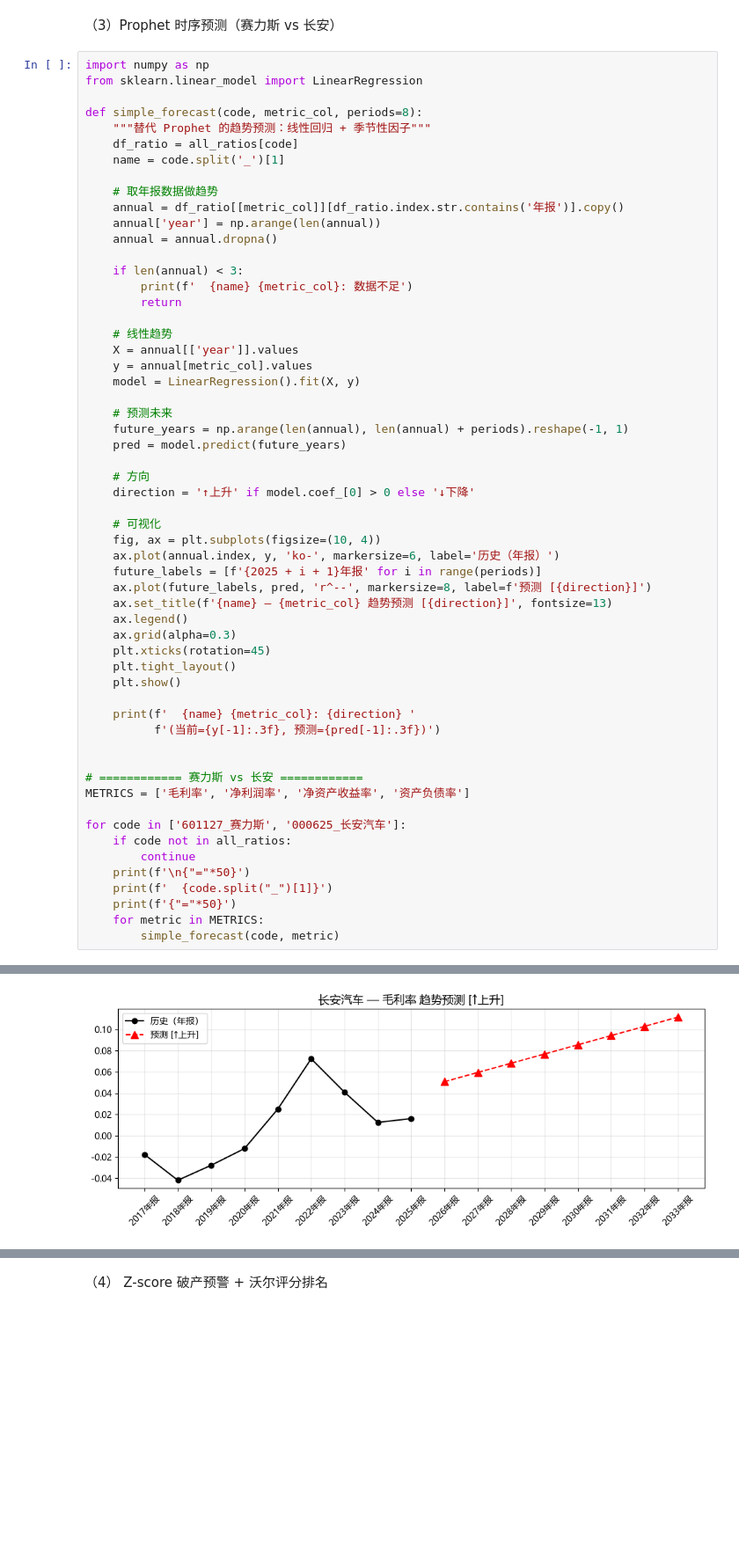
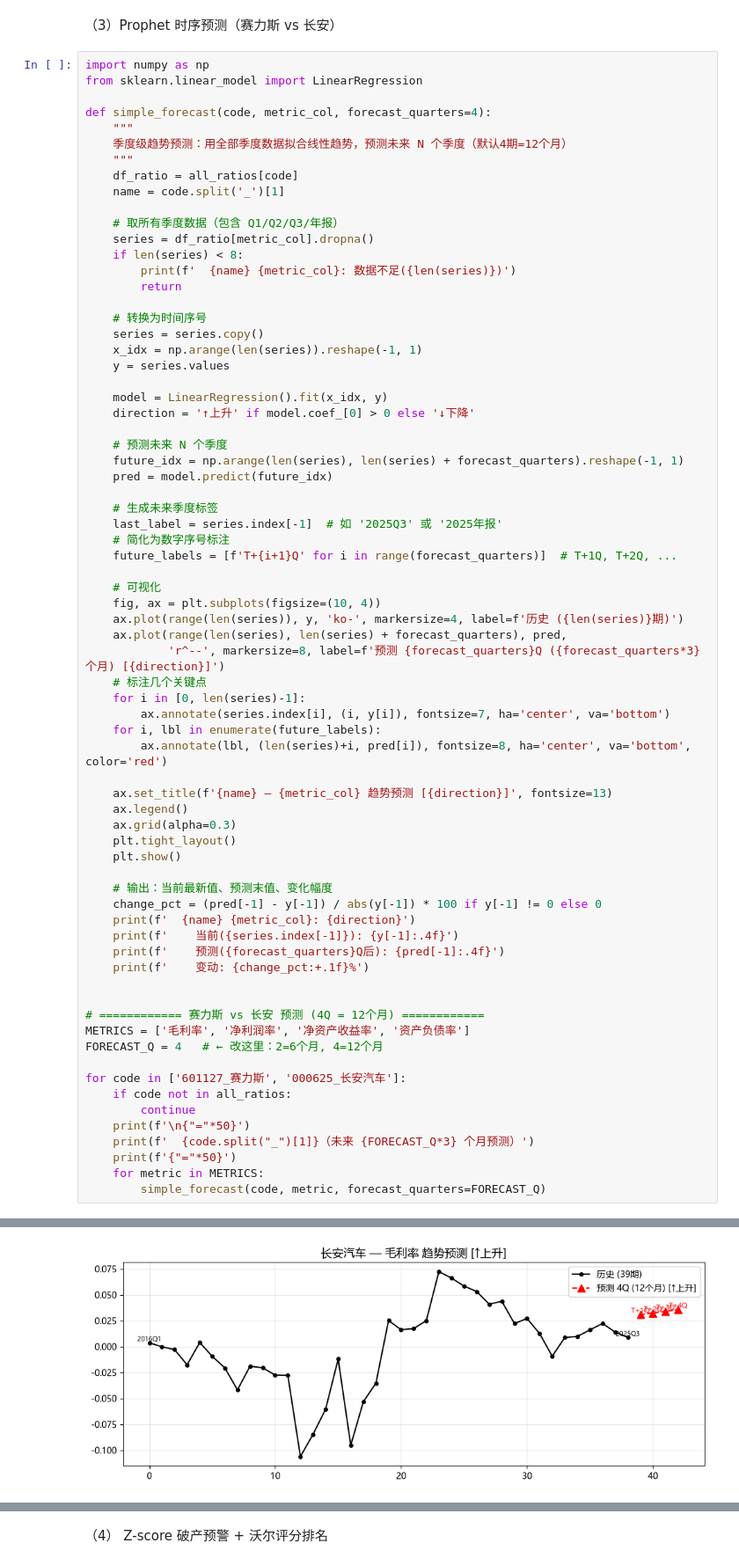
Before and after one commit to yohoten/fidac, a Jupyter notebook: 基于K-Means聚类与Prophet时序预测的重庆上市车企财务智能预警研究.ipynb, the cells around one changed output, grey strips where cells are left out. Shown at 88% size. Saved outputs shown, nothing was run; the diff lists cells and outputs as text; blank space fills up the shorter version.

```diff
--- a/基于K-Means聚类与Prophet时序预测的重庆上市车企财务智能预警研究.ipynb
+++ b/基于K-Means聚类与Prophet时序预测的重庆上市车企财务智能预警研究.ipynb
@@ -377,58 +377,72 @@ plt.show()
 import numpy as np
 from sklearn.linear_model import LinearRegression
 
-def simple_forecast(code, metric_col, periods=8):
-    """替代 Prophet 的趋势预测：线性回归 + 季节性因子"""
+def simple_forecast(code, metric_col, forecast_quarters=4):
+    """
+    季度级趋势预测：用全部季度数据拟合线性趋势，预测未来 N 个季度（默认4期=12个月）
+    """
     df_ratio = all_ratios[code]
     name = code.split('_')[1]
 
-    # 取年报数据做趋势
-    annual = df_ratio[[metric_col]][df_ratio.index.str.contains('年报')].copy()
-    annual['year'] = np.arange(len(annual))
-    annual = annual.dropna()
-
-    if len(annual) < 3:
-        print(f'  {name} {metric_col}: 数据不足')
+    # 取所有季度数据（包含 Q1/Q2/Q3/年报）
+    series = df_ratio[metric_col].dropna()
+    if len(series) < 8:
+        print(f'  {name} {metric_col}: 数据不足({len(series)})')
         return
 
-    # 线性趋势
-    X = annual[['year']].values
-    y = annual[metric_col].values
-    model = LinearRegression().fit(X, y)
+    # 转换为时间序号
+    series = series.copy()
+    x_idx = np.arange(len(series)).reshape(-1, 1)
+    y = series.values
 
-    # 预测未来
-    future_years = np.arange(len(annual), len(annual) + periods).reshape(-1, 1)
-    pred = model.predict(future_years)
+    model = LinearRegression().fit(x_idx, y)
+    direction = '↑上升' if model.coef_[0] > 0 else '↓下降'
 
-    # 方向
-    direction = '↑上升' if model.coef_[0] > 0 else '↓下降'
+    # 预测未来 N 个季度
+    future_idx = np.arange(len(series), len(series) + forecast_quarters).reshape(-1, 1)
+    pred = model.predict(future_idx)
+
+    # 生成未来季度标签
+    last_label = series.index[-1]  # 如 '2025Q3' 或 '2025年报'
+    # 简化为数字序号标注
+    future_labels = [f'T+{i+1}Q' for i in range(forecast_quarters)]  # T+1Q, T+2Q, ...
 
     # 可视化
     fig, ax = plt.subplots(figsize=(10, 4))
-    ax.plot(annual.index, y, 'ko-', markersize=6, label='历史（年报）')
-    future_labels = [f'{2025 + i + 1}年报' for i in range(periods)]
-    ax.plot(future_labels, pred, 'r^--', markersize=8, label=f'预测 [{direction}]')
+    ax.plot(range(len(series)), y, 'ko-', markersize=4, label=f'历史 ({len(series)}期)')
+    ax.plot(range(len(series), len(series) + forecast_quarters), pred,
+            'r^--', markersize=8, label=f'预测 {forecast_quarters}Q ({forecast_quarters*3}个月) [{direction}]')
+    # 标注几个关键点
+    for i in [0, len(series)-1]:
+        ax.annotate(series.index[i], (i, y[i]), fontsize=7, ha='center', va='bottom')
+    for i, lbl in enumerate(future_labels):
+        ax.annotate(lbl, (len(series)+i, pred[i]), fontsize=8, ha='center', va='bottom', color='red')
+
     ax.set_title(f'{name} — {metric_col} 趋势预测 [{direction}]', fontsize=13)
     ax.legend()
     ax.grid(alpha=0.3)
-    plt.xticks(rotation=45)
     plt.tight_layout()
     plt.show()
 
-    print(f'  {name} {metric_col}: {direction} '
-          f'(当前={y[-1]:.3f}, 预测={pred[-1]:.3f})')
+    # 输出：当前最新值、预测末值、变化幅度
+    change_pct = (pred[-1] - y[-1]) / abs(y[-1]) * 100 if y[-1] != 0 else 0
+    print(f'  {name} {metric_col}: {direction}')
+    print(f'    当前({series.index[-1]}): {y[-1]:.4f}')
+    print(f'    预测({forecast_quarters}Q后): {pred[-1]:.4f}')
+    print(f'    变动: {change_pct:+.1f}%')
 
 
-# ============ 赛力斯 vs 长安 ============
+# ============ 赛力斯 vs 长安 预测 (4Q = 12个月) ============
 METRICS = ['毛利率', '净利润率', '净资产收益率', '资产负债率']
+FORECAST_Q = 4   # ← 改这里：2=6个月, 4=12个月
 
 for code in ['601127_赛力斯', '000625_长安汽车']:
     if code not in all_ratios:
         continue
     print(f'\n{"="*50}')
-    print(f'  {code.split("_")[1]}')
+    print(f'  {code.split("_")[1]}（未来 {FORECAST_Q*3} 个月预测）')
     print(f'{"="*50}')
     for metric in METRICS:
-        simple_forecast(code, metric)
+        simple_forecast(code, metric, forecast_quarters=FORECAST_Q)
 # %% [output]
 ==================================================
@@ -448,2 +474,2 @@ for code in ['601127_赛力斯', '000625_长安汽车']:
 ==================================================
-[figure, old version]
+[figure, new version]
```
Also changed, not shown: parts of 1 cell of this notebook.
